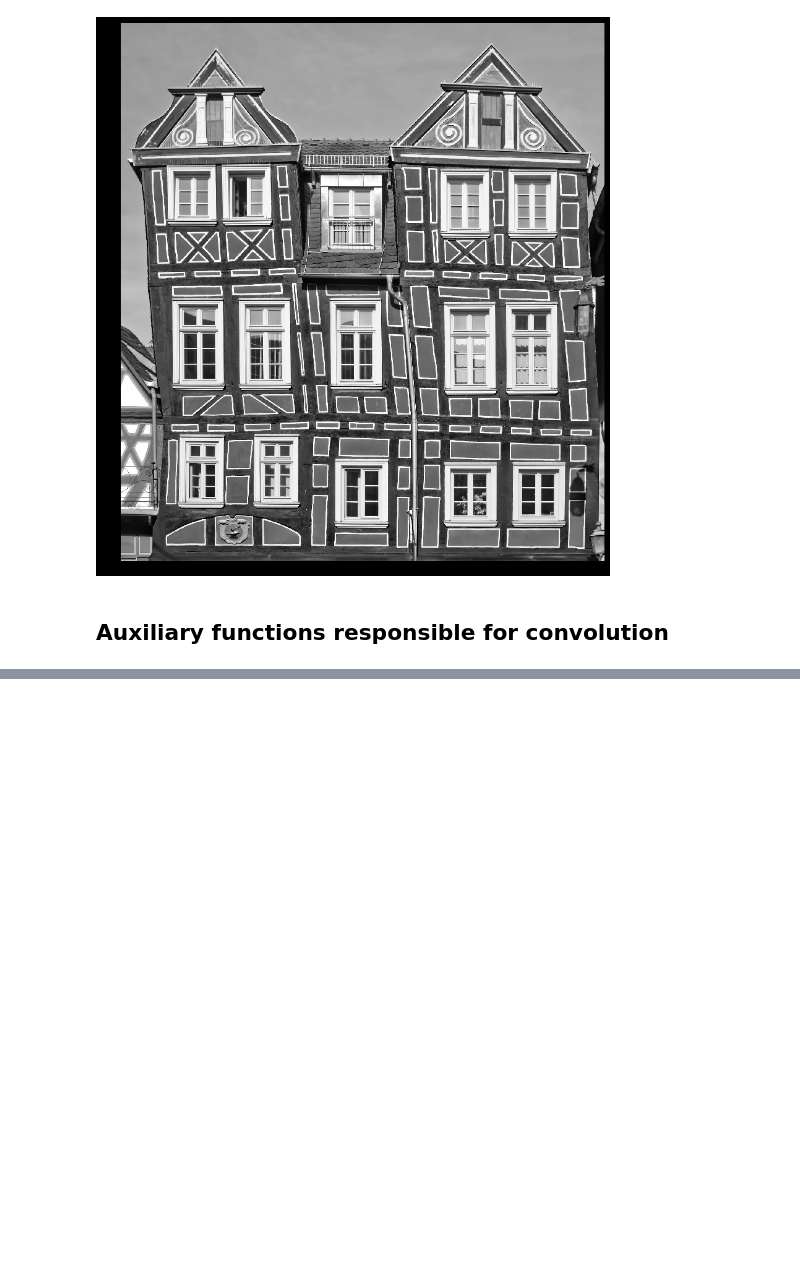
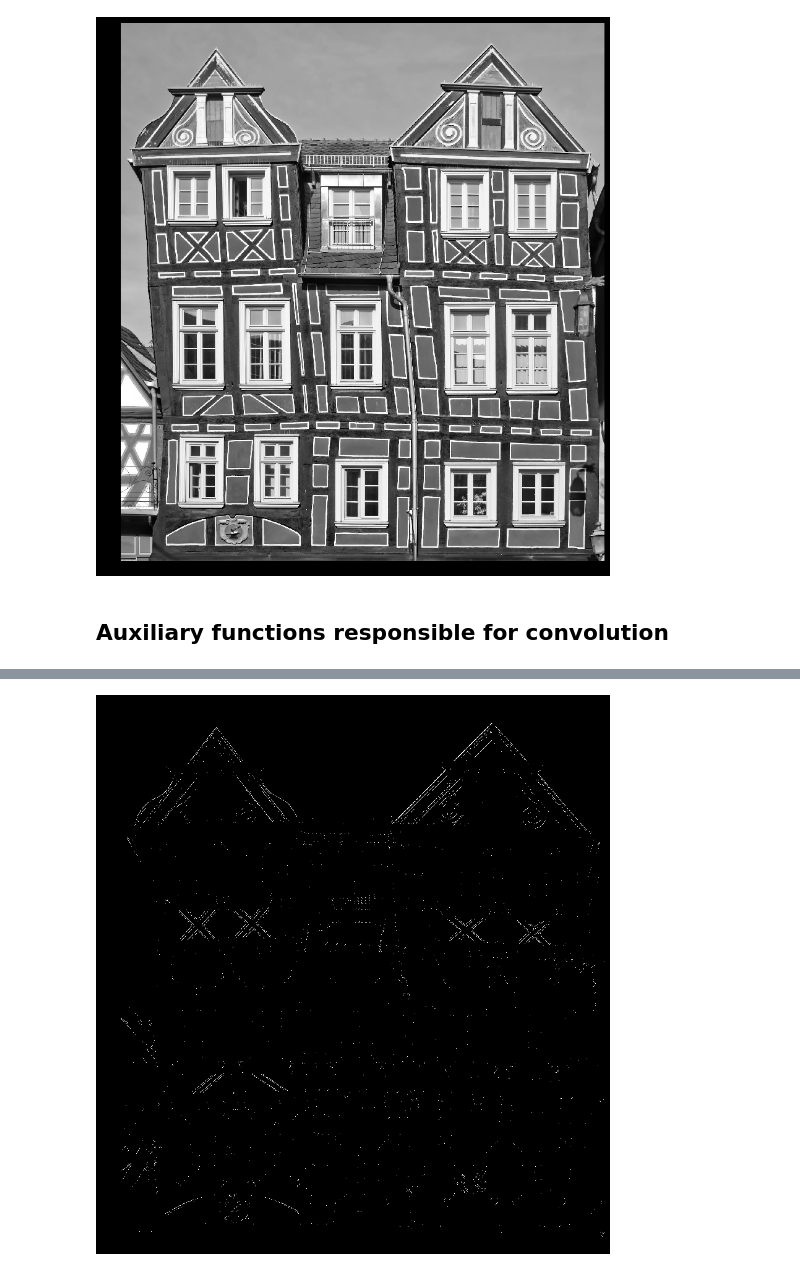
Before and after one commit to ajits-github/Exploring_NN_with_Numpy, a Jupyter notebook: Applying_different_filters_to_the_image.ipynb, the cells around one changed output, grey strips where cells are left out. Saved outputs shown, nothing was run; the diff lists cells and outputs as text; code cells hidden in the pictures; blank space fills up the shorter version.

```diff
--- a/Applying_different_filters_to_the_image.ipynb
+++ b/Applying_different_filters_to_the_image.ipynb
@@ -131,0 +162,13 @@ def apply_filter(image, kernel, padding = 0, stride = 1):
+# %%
+K3 = np.array(
+    [[1, 0, -1],
+    [0, 0, 0],
+    [-1, 0, 1]]
+)
+
+I3 = apply_filter(image_gray, K3)
+# %%
+I3 = post_actions(I3)
+plot_image(I3, "3")
+# %% [output]
+[figure, added]
```
Also changed, not shown: parts of 8 cells of this notebook.
